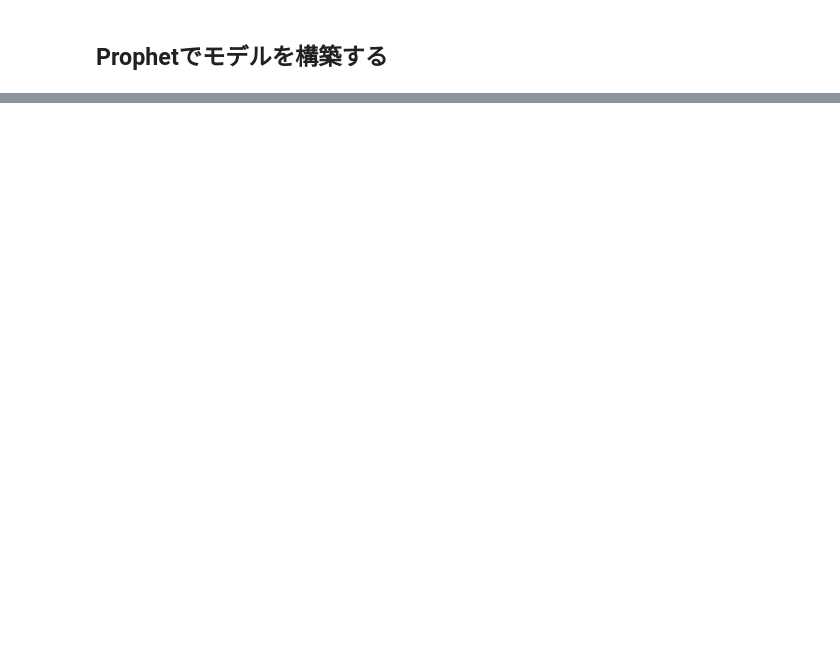
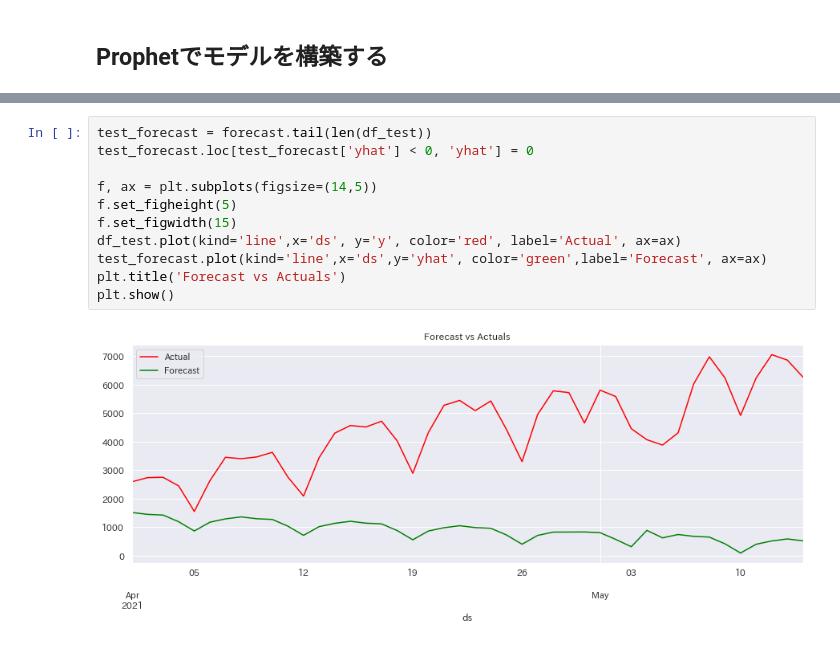
Before and after one commit to ykato27/Time-Series-Forecasting, a Jupyter notebook: notebook/prophet.ipynb, the cells around one changed output, grey strips where cells are left out. Drawn from its saved outputs; the diff is of its cells as text; blank space fills up the shorter version.

```diff
--- a/notebook/prophet.ipynb
+++ b/notebook/prophet.ipynb
@@ -150,0 +161,13 @@ fig = model.plot_components(forecast)
+# %%
+test_forecast = forecast.tail(len(df_test))
+test_forecast.loc[test_forecast['yhat'] < 0, 'yhat'] = 0
+
+f, ax = plt.subplots(figsize=(14,5))
+f.set_figheight(5)
+f.set_figwidth(15)
+df_test.plot(kind='line',x='ds', y='y', color='red', label='Actual', ax=ax)
+test_forecast.plot(kind='line',x='ds',y='yhat', color='green',label='Forecast', ax=ax)
+plt.title('Forecast vs Actuals')
+plt.show()
+# %% [output]
+[figure, added]
```
Also changed, not shown: parts of 13 cells of this notebook, 1 other file.
